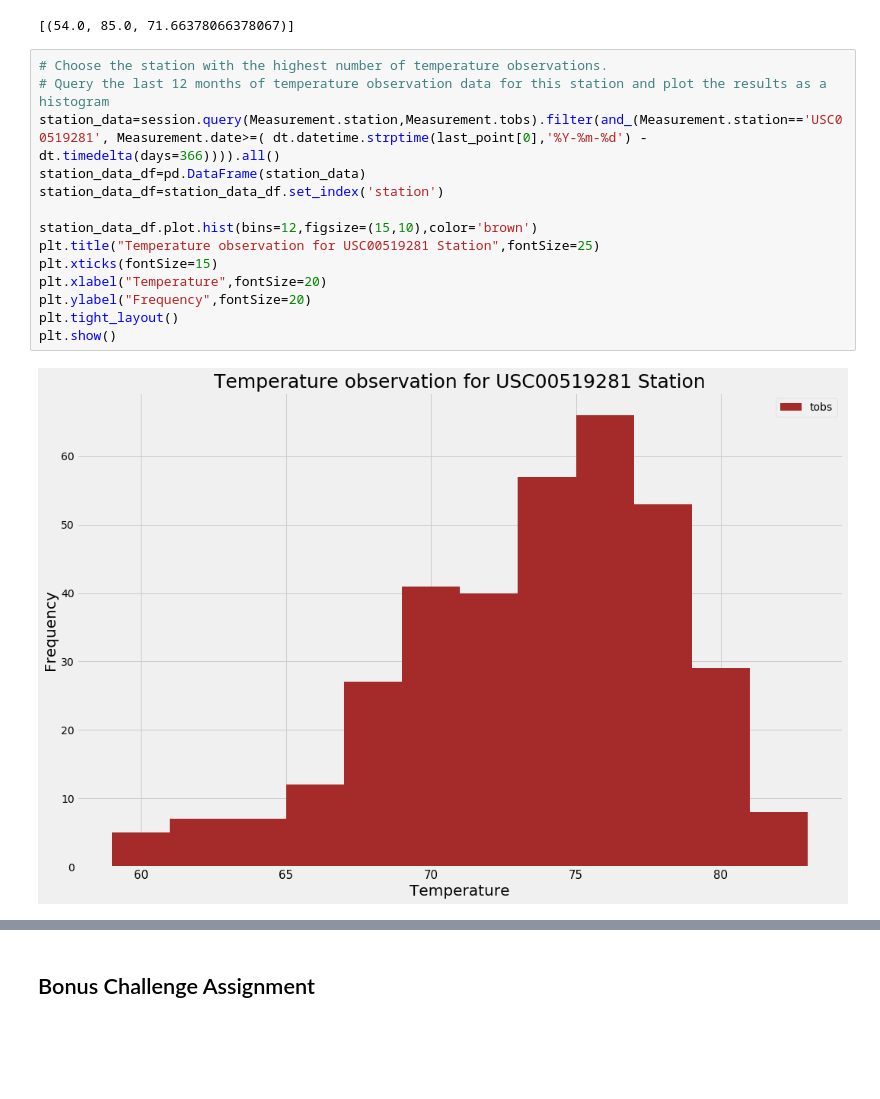
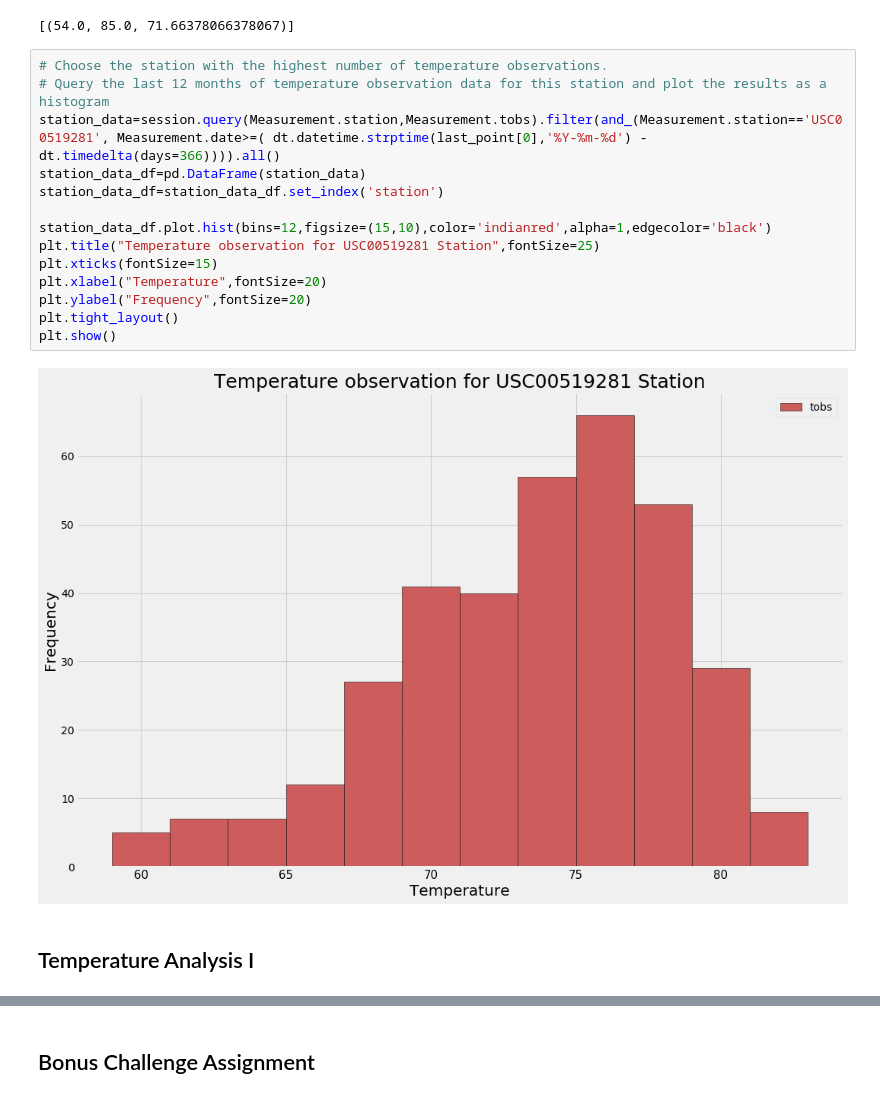
Before and after one commit to oianchevska/sqlalchemy-challenge, a Jupyter notebook: climate_starter.ipynb, the cells around one changed output, grey strips where cells are left out. Saved outputs shown, nothing was run; the diff lists cells and outputs as text; blank space fills up the shorter version.

```diff
--- a/climate_starter.ipynb
+++ b/climate_starter.ipynb
@@ -112,16 +112,18 @@ result
 # %%
 # Choose the station with the highest number of temperature observations.
 # Query the last 12 months of temperature observation data for this station and plot the results as a histogram
 station_data=session.query(Measurement.station,Measurement.tobs).filter(and_(Measurement.station=='USC00519281', Measurement.date>=( dt.datetime.strptime(last_point[0],'%Y-%m-%d') - dt.timedelta(days=366)))).all()
 station_data_df=pd.DataFrame(station_data)
 station_data_df=station_data_df.set_index('station')
 
-station_data_df.plot.hist(bins=12,figsize=(15,10),color='brown')
+station_data_df.plot.hist(bins=12,figsize=(15,10),color='indianred',alpha=1,edgecolor='black')
 plt.title("Temperature observation for USC00519281 Station",fontSize=25)
 plt.xticks(fontSize=15)
 plt.xlabel("Temperature",fontSize=20)
 plt.ylabel("Frequency",fontSize=20)
 plt.tight_layout()
 plt.show()
 # %% [output]
-[figure, old version]
+[figure, new version]
+# %% [markdown]
+## Temperature Analysis I
```
Also changed, not shown: parts of 4 cells of this notebook, 1 other file.
